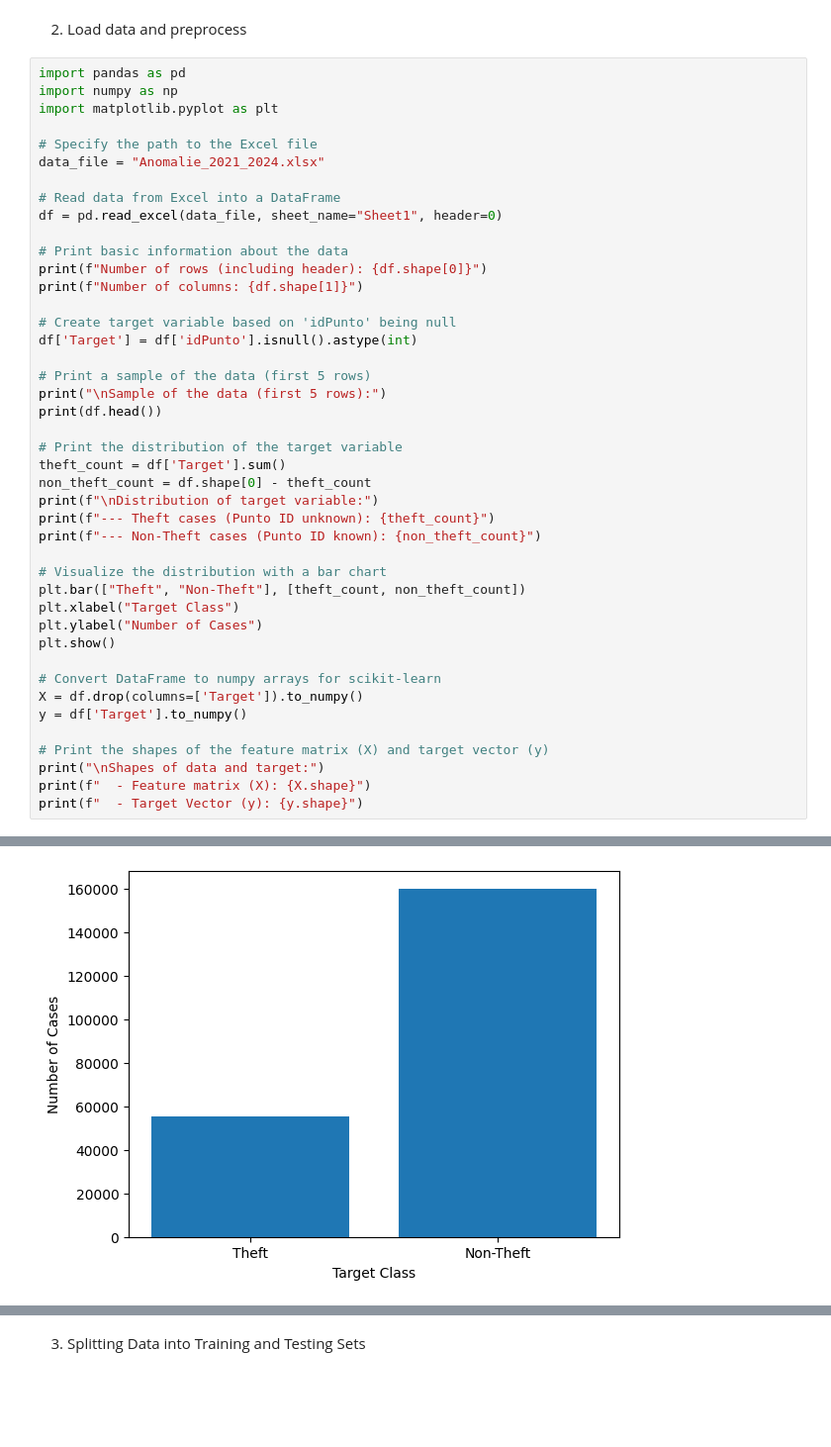
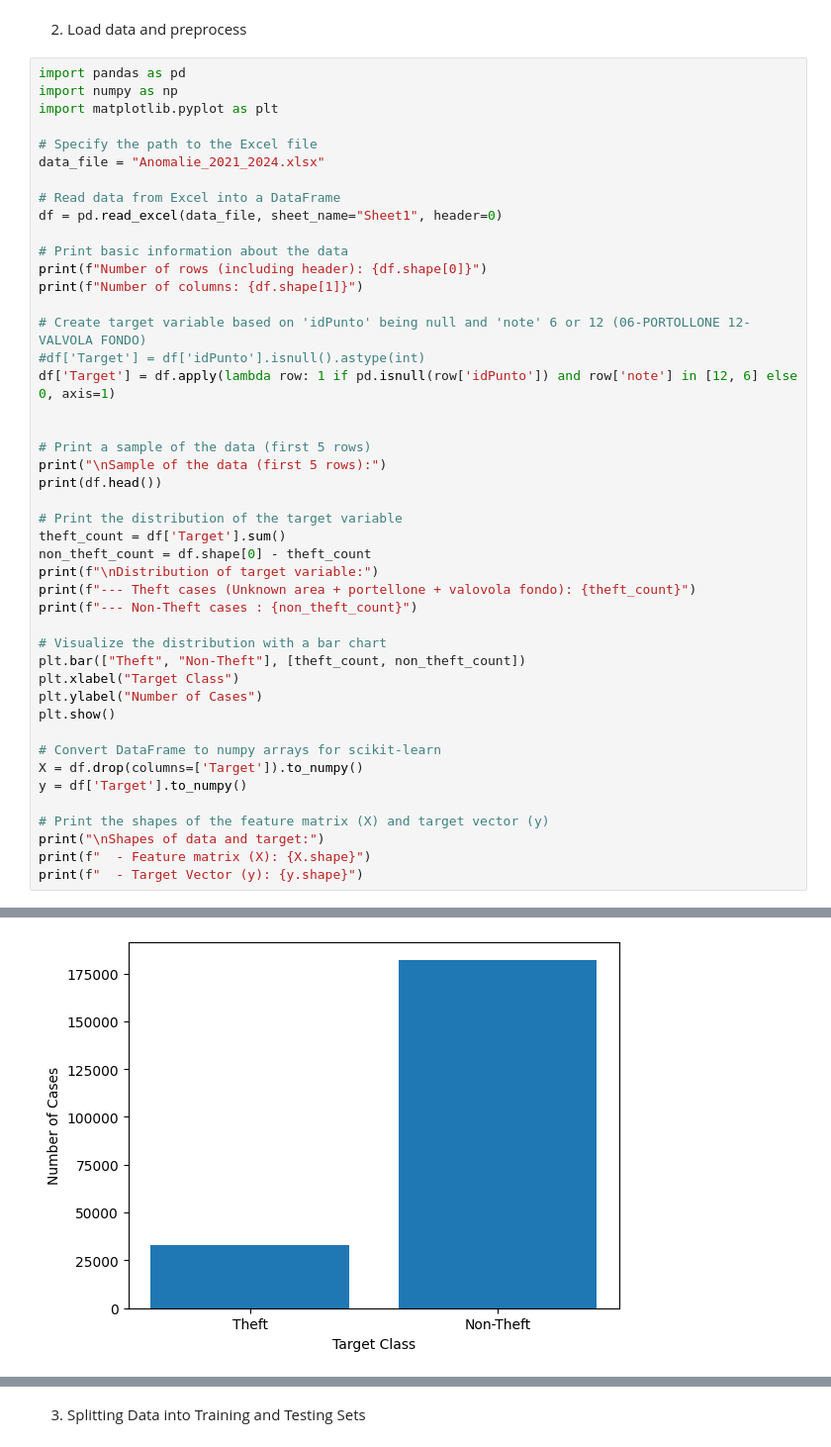
Before and after one commit to paolaCaushi/anomalyDetection, a Jupyter notebook: Untitled15.ipynb, the cells around one changed output, grey strips where cells are left out. Shown: that part at 99% size. Cells and saved outputs as stored; diff of their text form; blank space fills up the shorter version.

Commit message:
changed target conditions

```diff
--- a/Untitled15.ipynb
+++ b/Untitled15.ipynb
@@ -24,8 +24,10 @@ df = pd.read_excel(data_file, sheet_name="Sheet1", header=0)
 print(f"Number of rows (including header): {df.shape[0]}")
 print(f"Number of columns: {df.shape[1]}")
 
-# Create target variable based on 'idPunto' being null
-df['Target'] = df['idPunto'].isnull().astype(int)
+# Create target variable based on 'idPunto' being null and 'note' 6 or 12 (06-PORTOLLONE 12-VALVOLA FONDO)
+#df['Target'] = df['idPunto'].isnull().astype(int)
+df['Target'] = df.apply(lambda row: 1 if pd.isnull(row['idPunto']) and row['note'] in [12, 6] else 0, axis=1)
+
 
 # Print a sample of the data (first 5 rows)
 print("\nSample of the data (first 5 rows):")
@@ -35,8 +37,8 @@ print(df.head())
 theft_count = df['Target'].sum()
 non_theft_count = df.shape[0] - theft_count
 print(f"\nDistribution of target variable:")
-print(f"--- Theft cases (Punto ID unknown): {theft_count}")
-print(f"--- Non-Theft cases (Punto ID known): {non_theft_count}")
+print(f"--- Theft cases (Unknown area + portellone + valovola fondo): {theft_count}")
+print(f"--- Non-Theft cases : {non_theft_count}")
 
 # Visualize the distribution with a bar chart
 plt.bar(["Theft", "Non-Theft"], [theft_count, non_theft_count])
@@ -73,4 +75,4 @@ Distribution of target variable:
-[figure, old version]
+[figure, new version]
 Shapes of data and target:
   - Feature matrix (X): (215003, 9)
   - Target Vector (y): (215003,)
```
Also changed, not shown: parts of 31 cells of this notebook.
